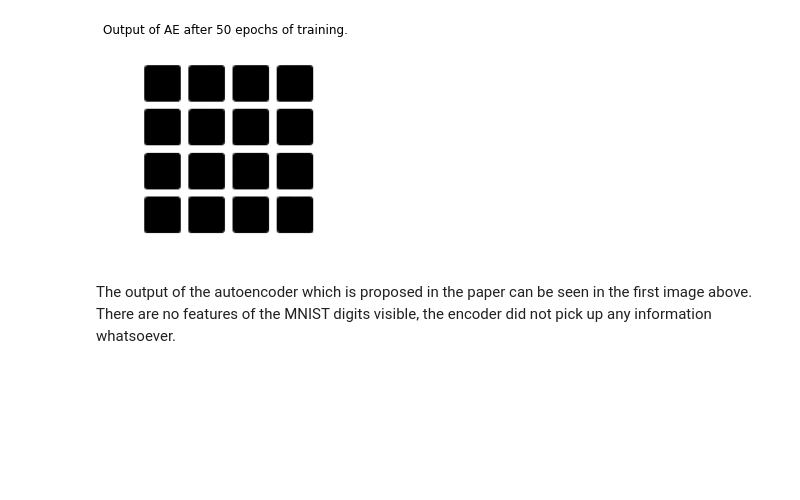
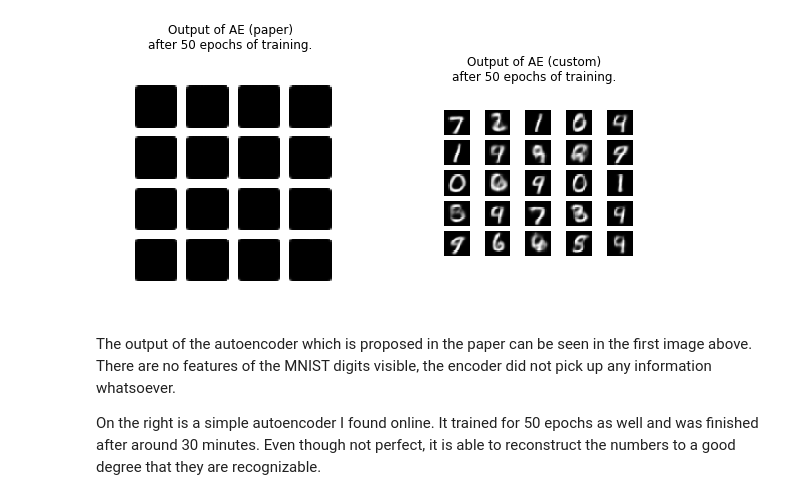
Before and after one commit to Alexx882/ImageGenerator, a Jupyter notebook: herold.ipynb, the cells around one changed output. Cells and saved outputs as stored; diff of their text form; code cells hidden in the pictures; blank space fills up the shorter version.

Commit message:
continued work on report

```diff
--- a/herold.ipynb
+++ b/herold.ipynb
@@ -31,15 +39,22 @@ TODO
 # %%
 import matplotlib.pyplot as plt
 import matplotlib.image as mpimg
 
-fig, ax = plt.subplots(1, 1)
+fig, ax = plt.subplots(1, 2, figsize=(10,20))
 
 img = mpimg.imread('reports/herold/ae_paper_epoch_50.png')
-ax.imshow(img)
-ax.set_title("Output of AE after 50 epochs of training.")
-ax.axis("off")
+ax[0].imshow(img)
+ax[0].set_title("Output of AE (paper)\nafter 50 epochs of training.")
+ax[0].axis("off")
+
+img = mpimg.imread('reports/herold/ae_custom_epoch_50.png')
+ax[1].imshow(img)
+ax[1].set_title("Output of AE (custom)\nafter 50 epochs of training.")
+ax[1].axis("off")
 pass
 # %% [output]
-[figure, old version]
+[figure, new version]
 # %% [markdown]
 The output of the autoencoder which is proposed in the paper can be seen in the first image above. There are no features of the MNIST digits visible, the encoder did not pick up any information whatsoever.
+
+On the right is a simple autoencoder I found online. It trained for 50 epochs as well and was finished after around 30 minutes. Even though not perfect, it is able to reconstruct the numbers to a good degree that they are recognizable.
```
Also changed, not shown: parts of 2 cells of this notebook, 36 other files.
